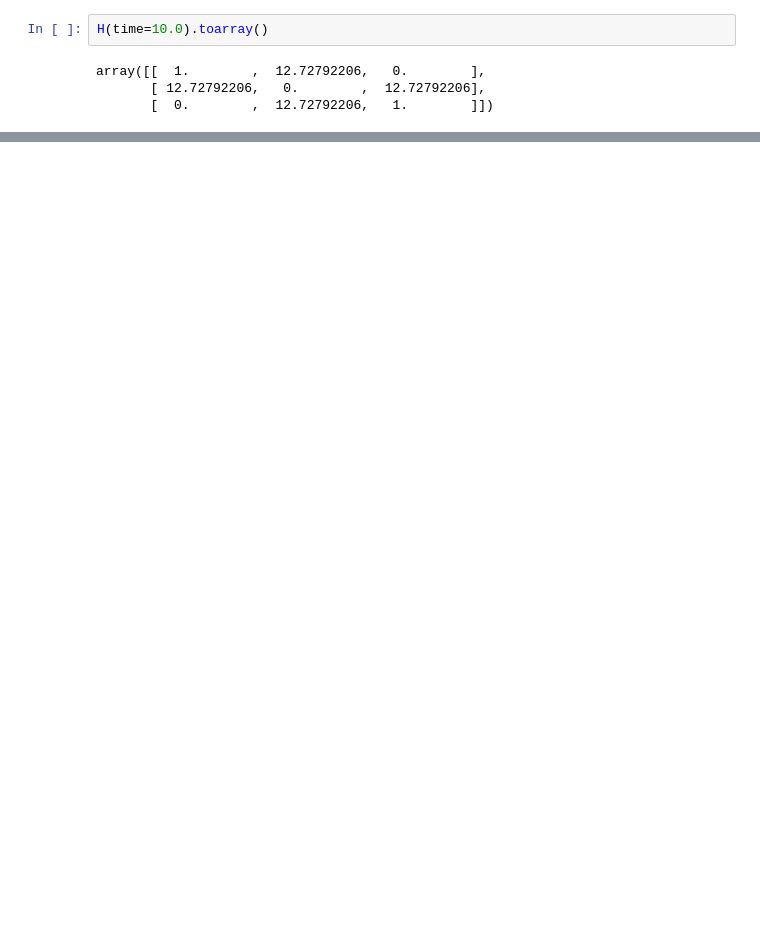
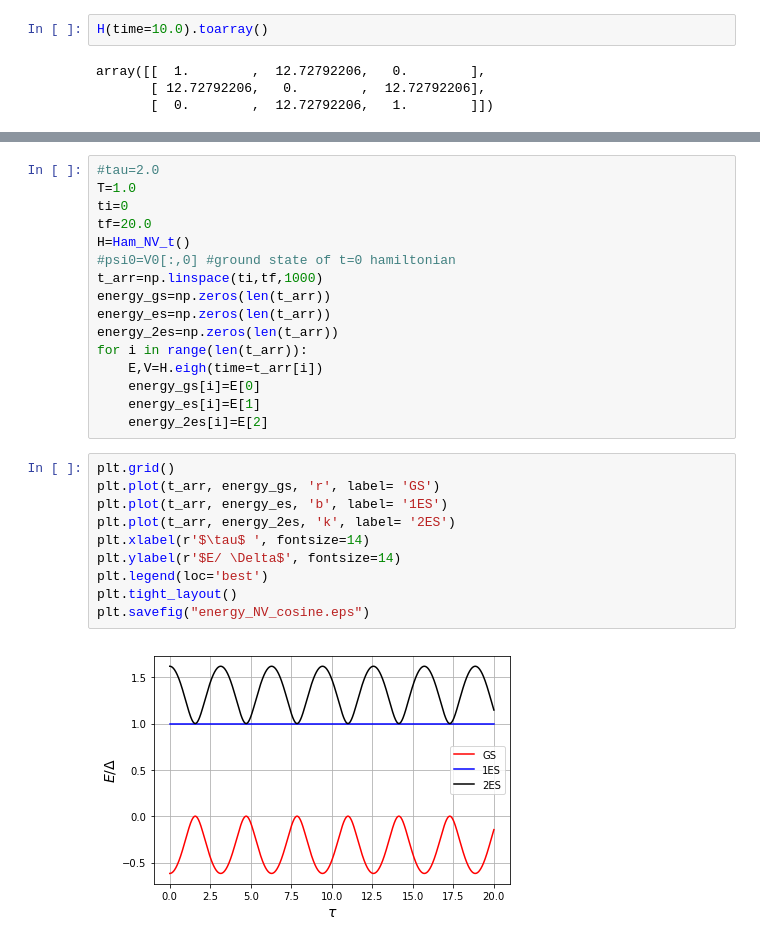
Before and after one commit to alexandreday/counterdiabatic-driving, a Jupyter notebook: expt project NV center/jupyter_code/dynamics.ipynb, the cells around one changed output, grey strips where cells are left out. Cells and saved outputs as stored; diff of their text form; blank space fills up the shorter version.

```diff
--- a/expt project NV center/jupyter_code/dynamics.ipynb
+++ b/expt project NV center/jupyter_code/dynamics.ipynb
@@ -225,0 +388,28 @@ plt.savefig("fidelity_NV_expt.eps")
+# %%
+#tau=2.0
+T=1.0
+ti=0
+tf=20.0
+H=Ham_NV_t()
+#psi0=V0[:,0] #ground state of t=0 hamiltonian
+t_arr=np.linspace(ti,tf,1000)
+energy_gs=np.zeros(len(t_arr))
+energy_es=np.zeros(len(t_arr))
+energy_2es=np.zeros(len(t_arr))
+for i in range(len(t_arr)):
+    E,V=H.eigh(time=t_arr[i])
+    energy_gs[i]=E[0]
+    energy_es[i]=E[1]
+    energy_2es[i]=E[2]
+# %%
+plt.grid()
+plt.plot(t_arr, energy_gs, 'r', label= 'GS')
+plt.plot(t_arr, energy_es, 'b', label= '1ES')
+plt.plot(t_arr, energy_2es, 'k', label= '2ES')
+plt.xlabel(r'$\tau$ ', fontsize=14)
+plt.ylabel(r'$E/ \Delta$', fontsize=14)
+plt.legend(loc='best')
+plt.tight_layout()
+plt.savefig("energy_NV_cosine.eps")
+# %% [output]
+[figure, added]
```
Also changed, not shown: parts of 21 cells of this notebook, 13 other files.
